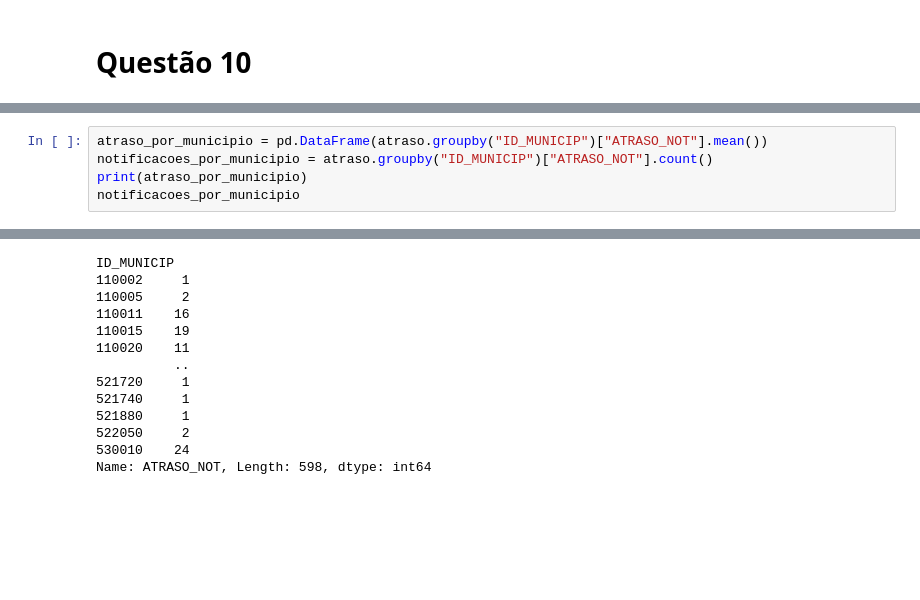
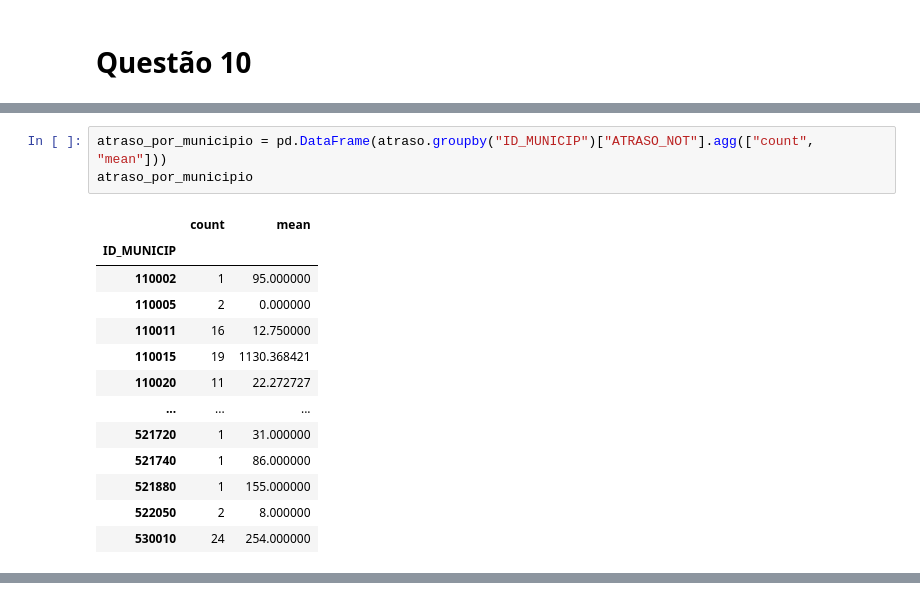
Before and after one commit to kauanmaf/Kauan_e_Pedro_A2_IC, a Jupyter notebook: questoes_pedro.ipynb, the cells around one changed output, grey strips where cells are left out. Saved outputs shown, nothing was run; the diff lists cells and outputs as text; blank space fills up the shorter version.

```diff
--- a/questoes_pedro.ipynb
+++ b/questoes_pedro.ipynb
@@ -235,8 +235,19 @@ atraso
 | 4218 | 2 | B659 | 20181231 | 201901 | 2018 | 31 | 310620 | 1449 | 0023892 | ... |
 4219 rows × 57 columns
 # %%
-atraso_por_municipio = pd.DataFrame(atraso.groupby("ID_MUNICIP")["ATRASO_NOT"].mean())
-notificacoes_por_municipio = atraso.groupby("ID_MUNICIP")["ATRASO_NOT"].count()
-print(atraso_por_municipio)
-notificacoes_por_municipio
+atraso_por_municipio = pd.DataFrame(atraso.groupby("ID_MUNICIP")["ATRASO_NOT"].agg(["count", "mean"]))
+atraso_por_municipio
 # %% [output]
+|  | count | mean |
+| ID_MUNICIP |  |  |
+| 110002 | 1 | 95.000000 |
+| 110005 | 2 | 0.000000 |
+| 110011 | 16 | 12.750000 |
+| 110015 | 19 | 1130.368421 |
+| 110020 | 11 | 22.272727 |
+| ... | ... | ... |
+| 521720 | 1 | 31.000000 |
+| 521740 | 1 | 86.000000 |
+| 521880 | 1 | 155.000000 |
+| 522050 | 2 | 8.000000 |
+| 530010 | 24 | 254.000000 |
@@ -258,13 +254,0 @@ ID_MUNICIP
-ID_MUNICIP
-110002     1
-110005     2
-110011    16
-110015    19
-110020    11
-          ..
-521720     1
-521740     1
-521880     1
-522050     2
-530010    24
-Name: ATRASO_NOT, Length: 598, dtype: int64
```
Also changed, not shown: parts of 8 cells of this notebook, 1 other file.
